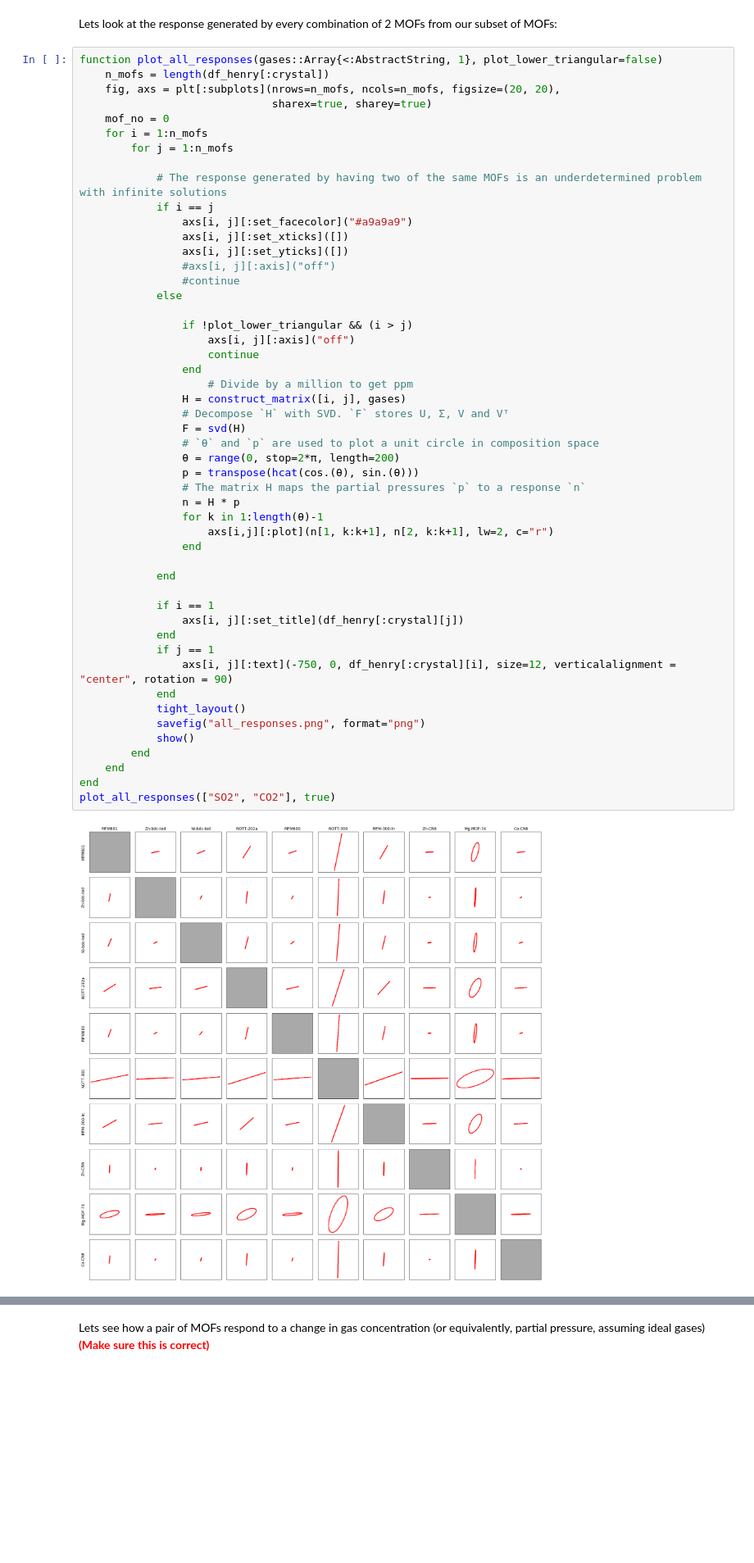
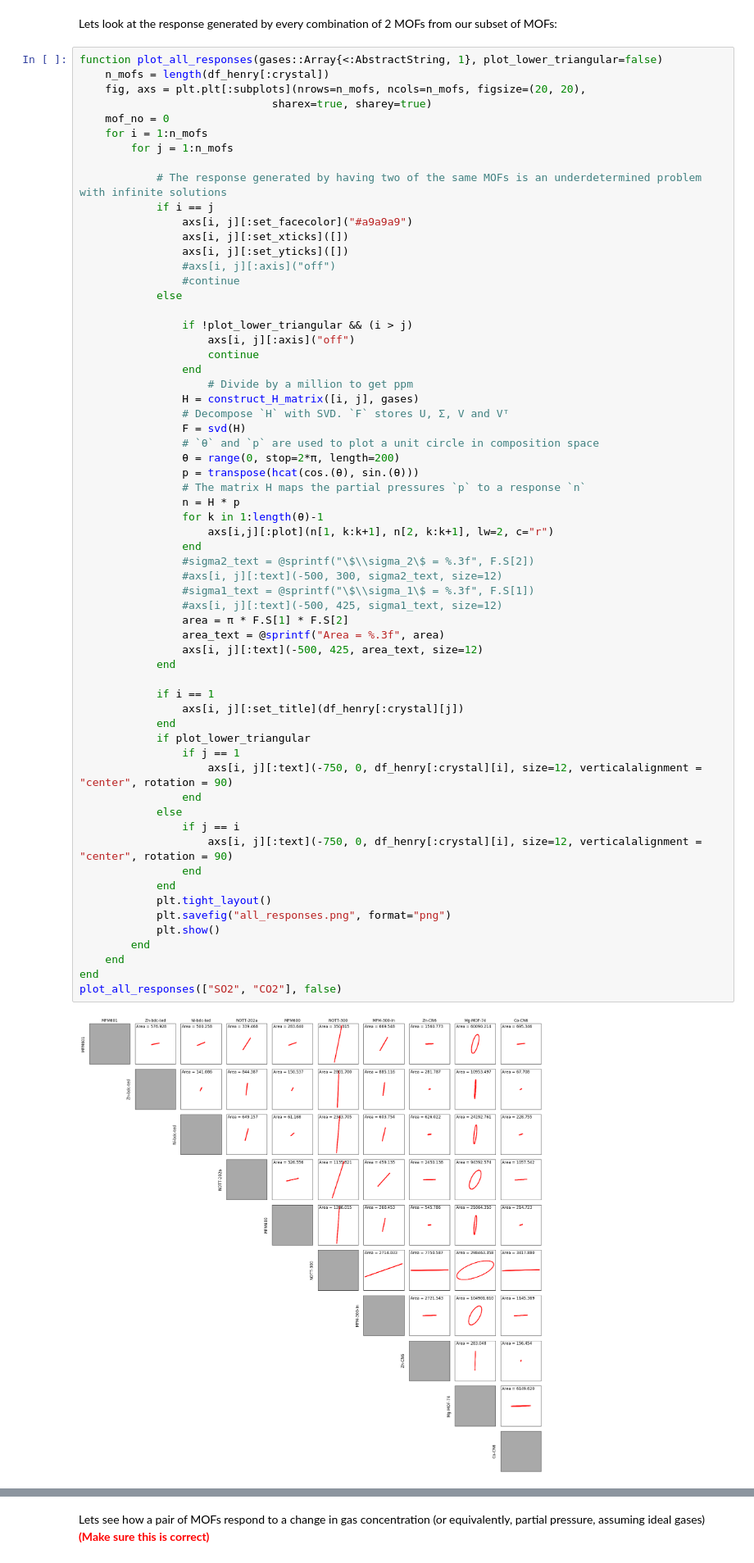
Before and after one commit to SimonEnsemble/sensor_arrays, a Jupyter notebook: src/Sensing.ipynb, the cells around one changed output, grey strips where cells are left out. Shown at 82% size. Saved outputs shown, nothing was run; the diff lists cells and outputs as text; blank space fills up the shorter version.

```diff
--- a/src/Sensing.ipynb
+++ b/src/Sensing.ipynb
@@ -99,7 +101,7 @@ Lets look at the response generated by every combination of 2 MOFs from our subs
 # %%
 function plot_all_responses(gases::Array{<:AbstractString, 1}, plot_lower_triangular=false)
     n_mofs = length(df_henry[:crystal])
-    fig, axs = plt[:subplots](nrows=n_mofs, ncols=n_mofs, figsize=(20, 20),
+    fig, axs = plt.plt[:subplots](nrows=n_mofs, ncols=n_mofs, figsize=(20, 20),
                               sharex=true, sharey=true)
     mof_no = 0
     for i = 1:n_mofs
@@ -112,39 +114,51 @@ function plot_all_responses(gases::Array{<:AbstractString, 1}, plot_lower_triang
                 axs[i, j][:set_yticks]([])
                 #axs[i, j][:axis]("off")
                 #continue
             else
 
                 if !plot_lower_triangular && (i > j)
                     axs[i, j][:axis]("off")
                     continue
                 end
                     # Divide by a million to get ppm
-                H = construct_matrix([i, j], gases)
+                H = construct_H_matrix([i, j], gases)
                 # Decompose `H` with SVD. `F` stores U, Σ, V and Vᵀ
                 F = svd(H)
                 # `θ` and `p` are used to plot a unit circle in composition space
                 θ = range(0, stop=2*π, length=200)
                 p = transpose(hcat(cos.(θ), sin.(θ)))
                 # The matrix H maps the partial pressures `p` to a response `n`
                 n = H * p
                 for k in 1:length(θ)-1
                     axs[i,j][:plot](n[1, k:k+1], n[2, k:k+1], lw=2, c="r")
                 end
-
+                #sigma2_text = @sprintf("\$\\sigma_2\$ = %.3f", F.S[2])
+                #axs[i, j][:text](-500, 300, sigma2_text, size=12)
+                #sigma1_text = @sprintf("\$\\sigma_1\$ = %.3f", F.S[1])
+                #axs[i, j][:text](-500, 425, sigma1_text, size=12)
+                area = π * F.S[1] * F.S[2]
+                area_text = @sprintf("Area = %.3f", area)
+                axs[i, j][:text](-500, 425, area_text, size=12)
             end
 
             if i == 1
                 axs[i, j][:set_title](df_henry[:crystal][j])
             end
-            if j == 1
-                axs[i, j][:text](-750, 0, df_henry[:crystal][i], size=12, verticalalignment = "center", rotation = 90)
+            if plot_lower_triangular
+                if j == 1
+                    axs[i, j][:text](-750, 0, df_henry[:crystal][i], size=12, verticalalignment = "center", rotation = 90)
+                end
+            else
+                if j == i
+                    axs[i, j][:text](-750, 0, df_henry[:crystal][i], size=12, verticalalignment = "center", rotation = 90)
+                end
             end
-            tight_layout()
-            savefig("all_responses.png", format="png")
-            show()
+            plt.tight_layout()
+            plt.savefig("all_responses.png", format="png")
+            plt.show()
         end
     end
 end
-plot_all_responses(["SO2", "CO2"], true)
+plot_all_responses(["SO2", "CO2"], false)
 # %% [output]
-[figure, old version]
+[figure, new version]
```
Also changed, not shown: parts of 12 cells of this notebook.
